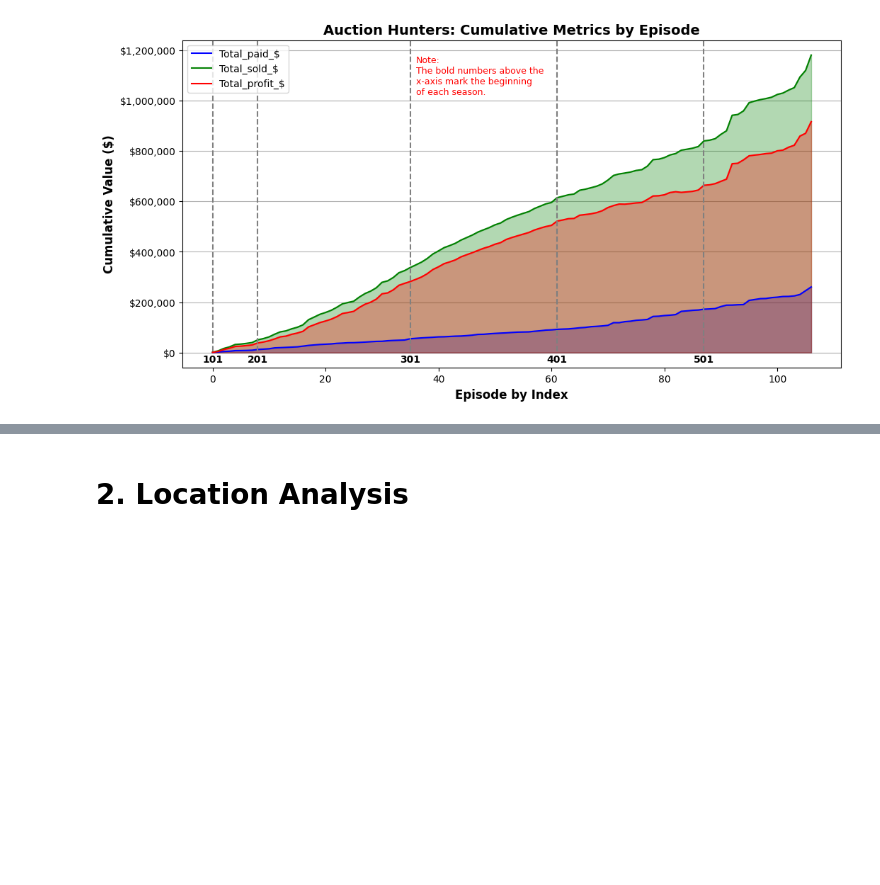
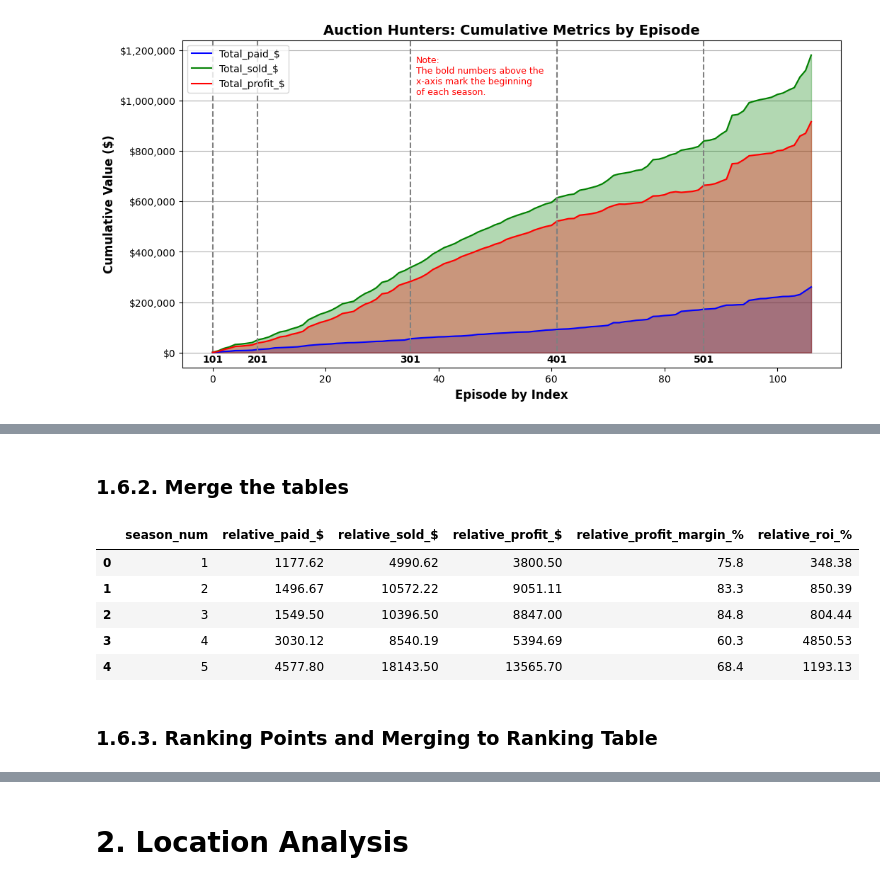
Before and after one commit to Joshua-Higgins-jp/Auction_Hunters_EDA, a Jupyter notebook: auction_hunters_eda.ipynb, the cells around one changed output, grey strips where cells are left out. Saved outputs shown, nothing was run; the diff lists cells and outputs as text; code cells hidden in the pictures; blank space fills up the shorter version.

```diff
--- a/auction_hunters_eda.ipynb
+++ b/auction_hunters_eda.ipynb
@@ -1390,0 +1395,3 @@ df_relative_seasons.sort_values('relative_profit_$', ascending=False).reset_inde
+# %%
+df1_relative_paid_sold_profit = df_relative_seasons.loc[:,['season_num', 'relative_paid_$', 'relative_sold_$', 'relative_profit_$']]
+df1_relative_paid_sold_profit
@@ -1390,0 +1427,2 @@ df_relative_seasons.sort_values('relative_profit_$', ascending=False).reset_inde
+# %% [markdown]
+### 1.6.2. Merge the tables
@@ -1390,0 +1432,11 @@ df_relative_seasons.sort_values('relative_profit_$', ascending=False).reset_inde
+# %%
+final_relative_metrics_df
+# %% [output]
+|  | season_num | relative_paid_$ | relative_sold_$ | relative_profit_$ | relative_profit_margin_% | relative_roi_% |
+| 0 | 1 | 1177.62 | 4990.62 | 3800.50 | 75.8 | 348.38 |
+| 1 | 2 | 1496.67 | 10572.22 | 9051.11 | 83.3 | 850.39 |
+| 2 | 3 | 1549.50 | 10396.50 | 8847.00 | 84.8 | 804.44 |
+| 3 | 4 | 3030.12 | 8540.19 | 5394.69 | 60.3 | 4850.53 |
+| 4 | 5 | 4577.80 | 18143.50 | 13565.70 | 68.4 | 1193.13 |
+# %% [markdown]
+### 1.6.3. Ranking Points and Merging to Ranking Table
```
Also changed, not shown: parts of 28 cells of this notebook.
